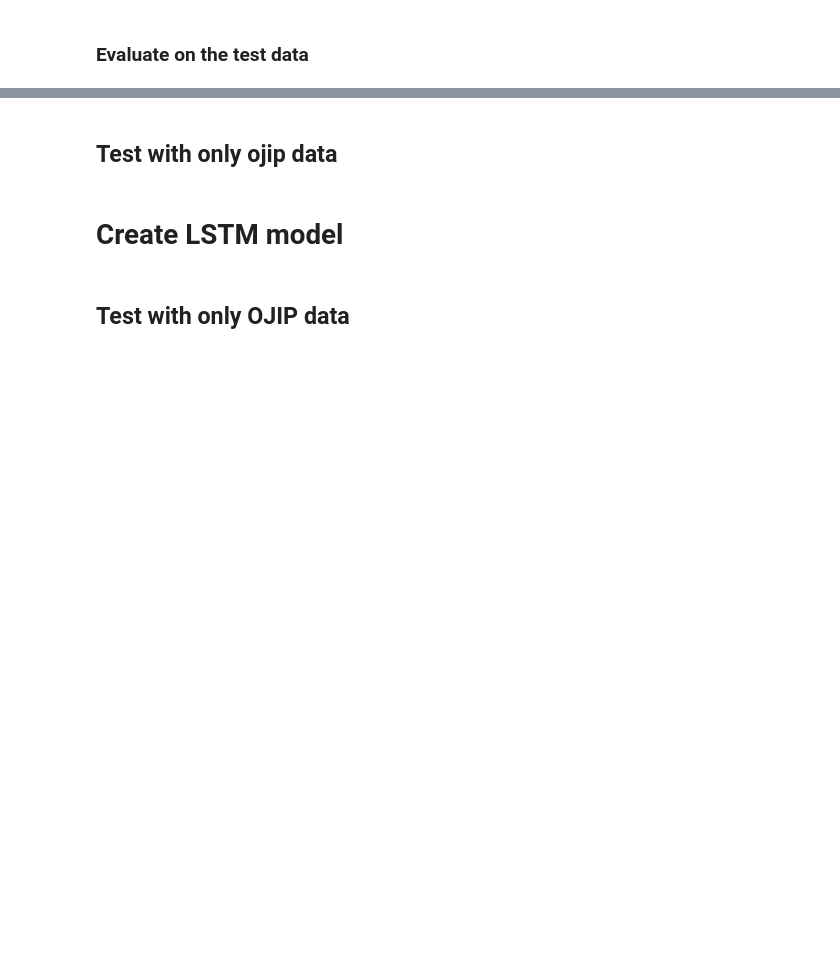
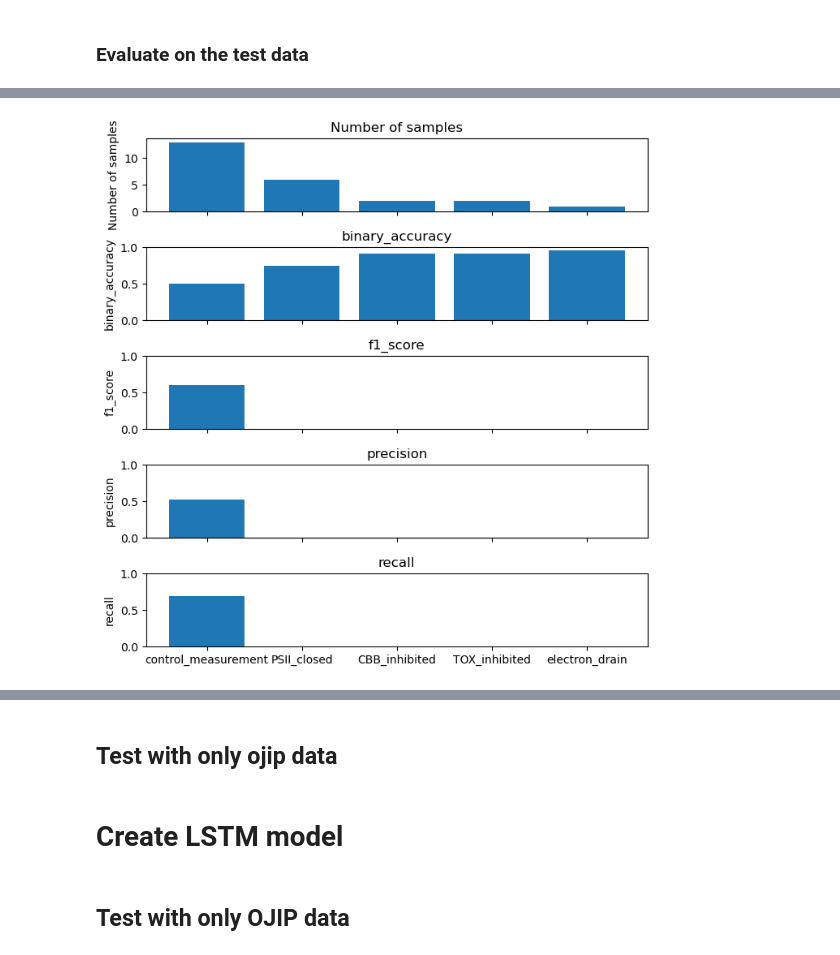
Before and after one commit to pfennigt/ojip-mlmodel-dissertation, a Jupyter notebook: modelling_V1.ipynb, the cells around one changed output, grey strips where cells are left out. Cells and saved outputs as stored; diff of their text form; code cells hidden in the pictures; blank space fills up the shorter version.

```diff
--- a/modelling_V1.ipynb
+++ b/modelling_V1.ipynb
@@ -664,7 +763,9 @@ fig.savefig("figures/dense_loss.png")
 ### Evaluate on the test data
 # %%
 # Evaluate the model on the test data
+dense_model = dense_models["baseline_model"]
 dense_model_eval = dense_model.evaluate(test_ds, return_dict=True)
 
 fig, axes = fnc.plot_model_metrics(dense_model_eval, test_ds)
 fig.savefig("figures/dense_metrics.png")
+# %% [output]
@@ -671,3 +773,4 @@ fig.savefig("figures/dense_metrics.png")
+[figure, added]
 # %%
 # Calculate the metrics for the training data to compare with test data and evaluate overfitting
 dense_model_eval_train = dense_model.evaluate(train_ds, return_dict=True)
```
Also changed, not shown: parts of 19 cells of this notebook, 1 other file.
